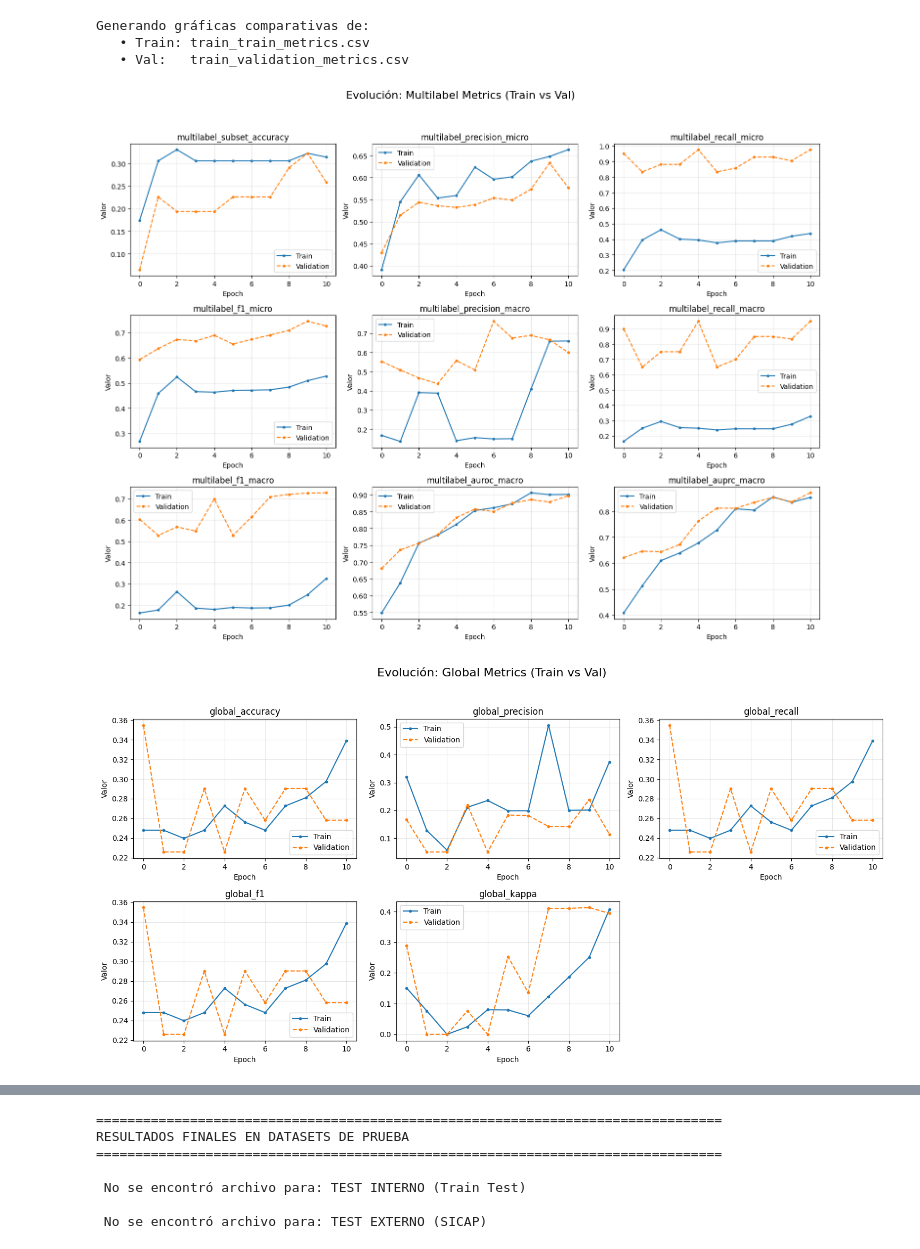
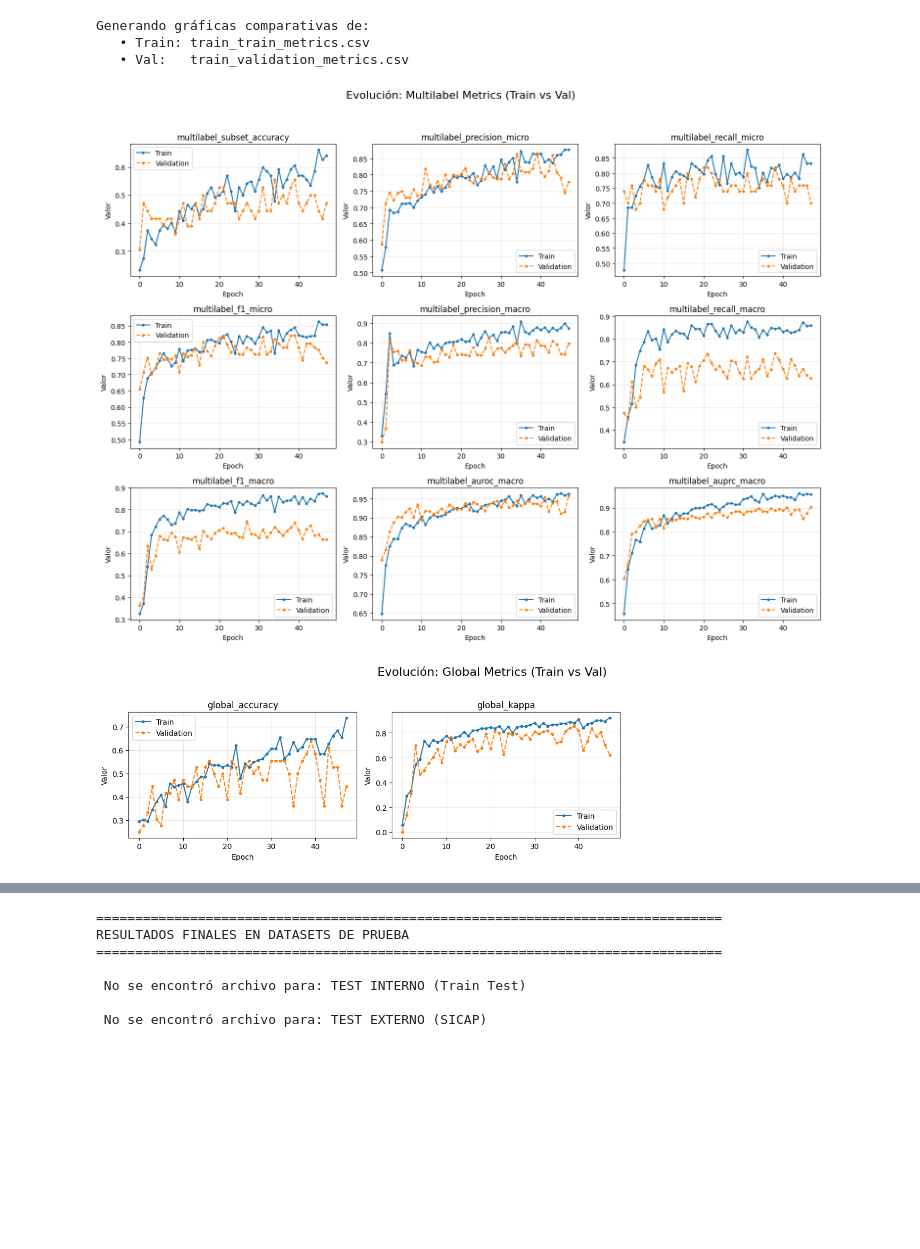
Before and after one commit to Nataliah612/Prost_Graph, a Jupyter notebook: notebooks/result_analysis.ipynb, the cells around one changed output, grey strips where cells are left out. Drawn from its saved outputs; the diff is of its cells as text; code cells hidden in the pictures; blank space fills up the shorter version.

```diff
--- a/notebooks/result_analysis.ipynb
+++ b/notebooks/result_analysis.ipynb
@@ -111,33 +111,33 @@ def analizar_entrenamiento_y_test(ruta_carpeta):
                 ax.plot(df_v['epoch'], df_v[col], label='Validation', marker='.', linestyle='--')
 
                 ax.set_title(col)
                 ax.set_xlabel('Epoch')
                 ax.set_ylabel('Valor')
                 ax.legend()
                 ax.grid(True, alpha=0.3)
 
             # Ocultar subplots vacíos si los hay
             for j in range(i + 1, len(axes)):
                 axes[j].axis('off')
 
             plt.tight_layout(rect=[0, 0.03, 1, 0.95])
             plt.show()
     else:
         print("No se encontraron los archivos 'train_train' y 'train_validation' para graficar.")
 
     # --- PARTE 2: RESULTADOS FINALES (Test y Sicap) ---
     print("\n" + "="*80)
     print("RESULTADOS FINALES EN DATASETS DE PRUEBA")
     print("="*80)
 
     mostrar_resultados_test(ruta_carpeta, f_test, "TEST INTERNO (Train Test)")
     mostrar_resultados_test(ruta_carpeta, f_sicap, "TEST EXTERNO (SICAP)")
 
 # --- EJECUCIÓN ---
-analizar_entrenamiento_y_test("/workspace/results/try_0.0001_32_100_opt_threshold")
+analizar_entrenamiento_y_test("/workspace/results/try_graph_0.0001_16_50_False")
 # %% [output]
 Generando gráficas comparativas de:
    • Train: train_train_metrics.csv
    • Val:   train_validation_metrics.csv
-[figure, old version]
+[figure, new version]
-[figure, old version]
+[figure, new version]
```
Also changed, not shown: parts of 2 cells of this notebook, 5 other files.
